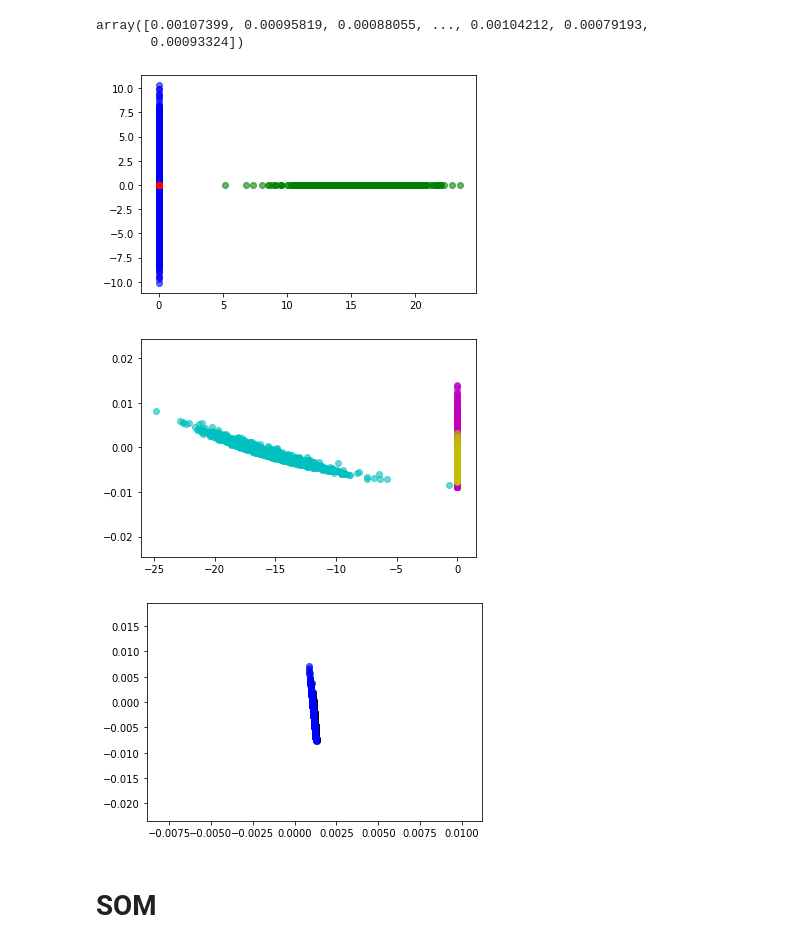
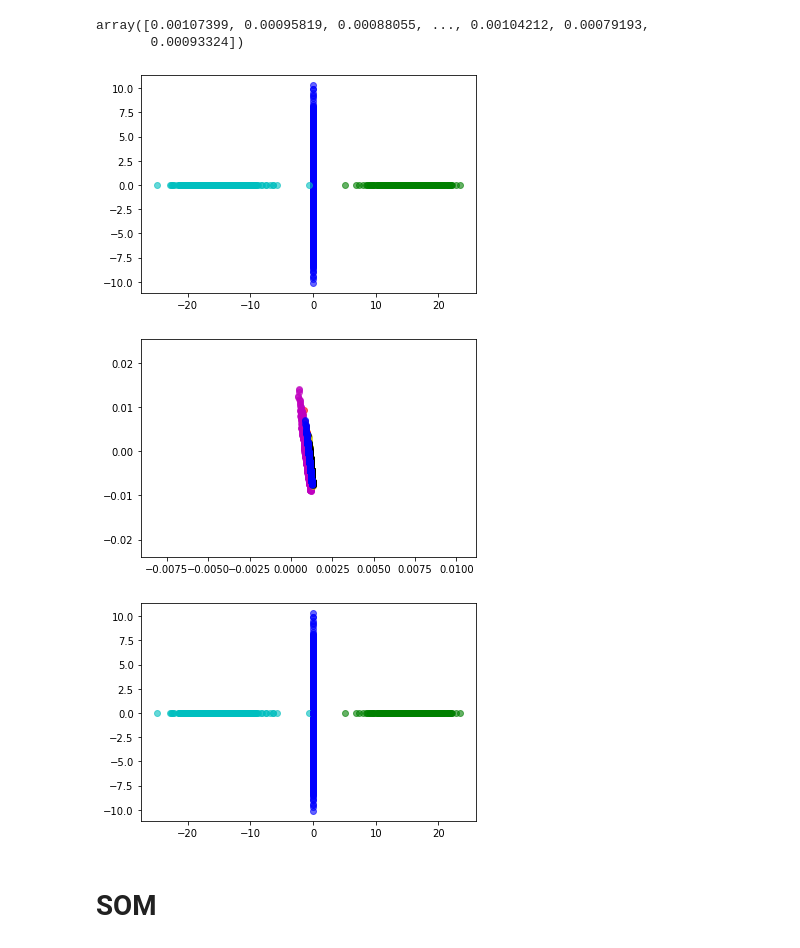
Before and after one commit to RcVan/SOM_simulation, a Jupyter notebook: ClusterCompare_8class.ipynb, the cells around one changed output. Cells and saved outputs as stored; diff of their text form; code cells hidden in the pictures.

```diff
--- a/ClusterCompare_8class.ipynb
+++ b/ClusterCompare_8class.ipynb
@@ -92,24 +92,29 @@ array([0.00107399, 0.00095819, 0.00088055, ..., 0.00104212, 0.00079193,
 # %%
 # after ISOMAP
 d = X_reshaped
 colors = ['b', 'g','r','c','m','y','k', 'b']
 
 # plt.subplots(3, 1, sharex=True, sharey=True)
-for i in range(3):
+
+# 0, 1, 3
+for i in range(2):
+    plt.scatter(d[0][label_index[i]], d[1][label_index[i]], c=colors[i], alpha=0.6)
+i=3
+plt.scatter(d[0][label_index[i]], d[1][label_index[i]], c=colors[i], alpha=0.6)
+plt.show()
+
+for i in range(2,8):
+    if i==3: continue
     plt.scatter(d[0][label_index[i]], d[1][label_index[i]], c=colors[i], alpha=0.6)
 plt.show()
 
-for i in range(3,6):
+for i in range(8):
     plt.scatter(d[0][label_index[i]], d[1][label_index[i]], c=colors[i], alpha=0.6)
 plt.show()
-
-for i in range(6,8):
-    plt.scatter(d[0][label_index[i]], d[1][label_index[i]], c=colors[i], alpha=0.6)
-plt.show()
 # %% [output]
-[figure, old version]
+[figure, new version]
-[figure, old version]
+[figure, new version]
-[figure, old version]
+[figure, new version]
 # %% [markdown]
 # SOM
 # %%
```
